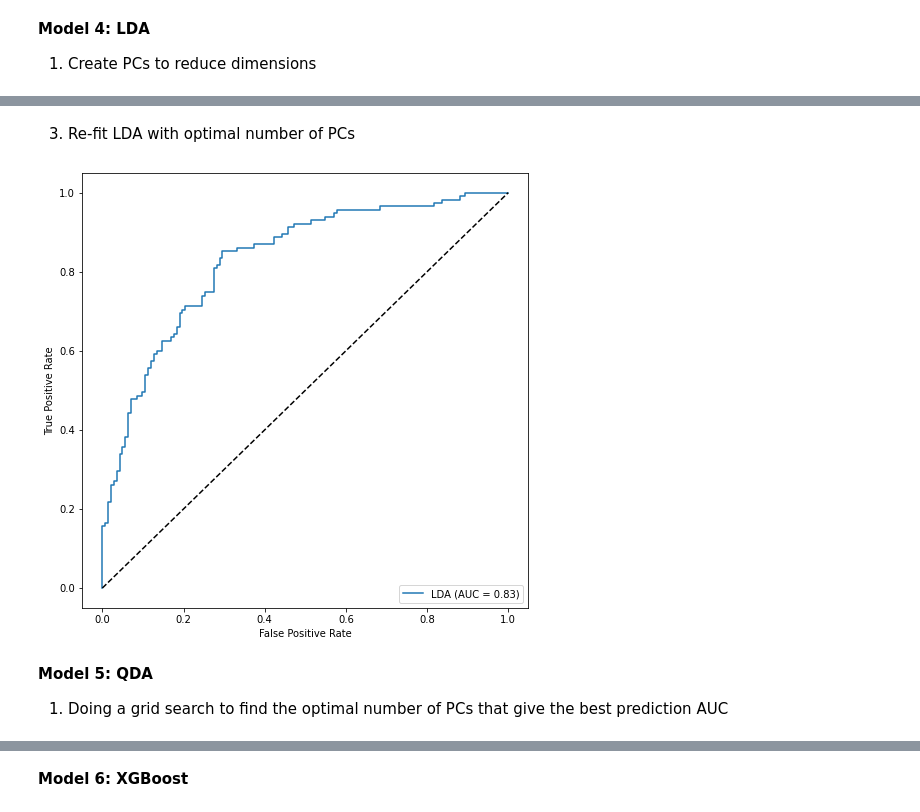
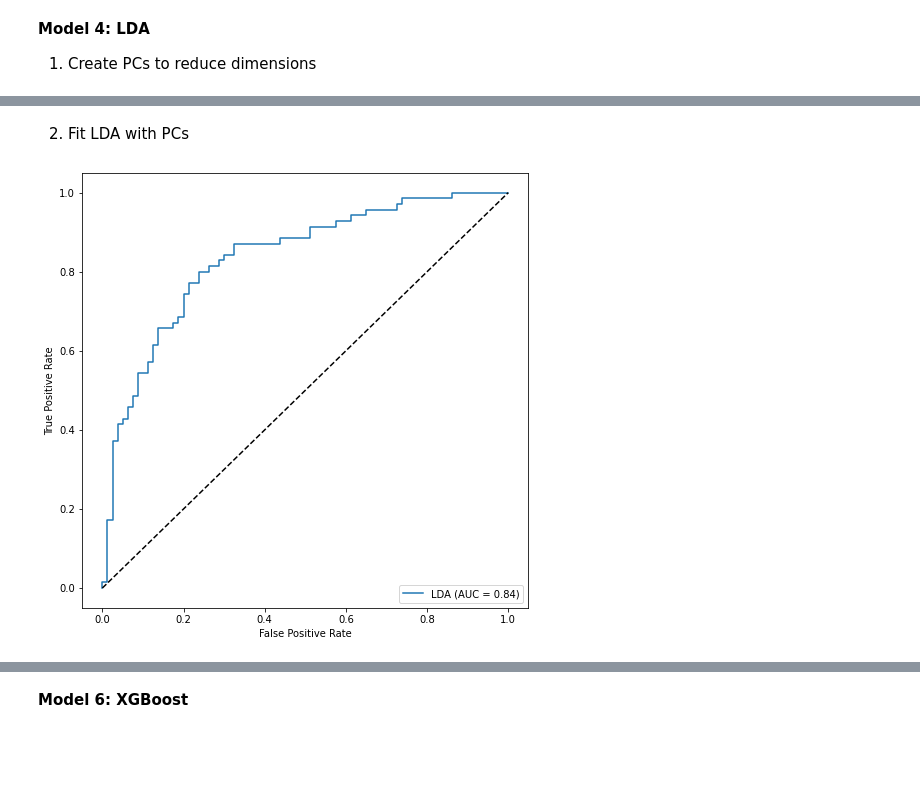
Before and after one commit to boyercb/bst263-final-project, a Jupyter notebook: BST_263_Final_Project.ipynb, the cells around one changed output, grey strips where cells are left out. Saved outputs shown, nothing was run; the diff lists cells and outputs as text; code cells hidden in the pictures; blank space fills up the shorter version.

```diff
--- a/BST_263_Final_Project.ipynb
+++ b/BST_263_Final_Project.ipynb
@@ -32,7 +34,7 @@ from sklearn.decomposition import PCA
 # currently the coding is
 # run cleaning code
 # url = 'https://raw.githubusercontent.com/boyercb/bst263-final-project/master/mydata_unique.csv'
-url = 'https://raw.githubusercontent.com/boyercb/bst263-final-project/master/'
+url = 'https://raw.githubusercontent.com/boyercb/bst263-final-project/master/data/'
 mydata = pd.read_csv(url + "mydata_all.csv")
 
 X_train = pd.read_csv(url + "X_train.csv")
@@ -278,0 +281,10 @@ Fitting 10 folds for each of 330 candidates, totalling 3300 fits
+# %%
+etrees = ExtraTreesClassifier(
+    n_estimators=50,
+    min_samples_split=10,
+    min_samples_leaf=3,
+    max_features='sqrt',
+    max_depth=10,
+    bootstrap=True
+)
+etrees.fit(X_std, y_train)
@@ -333,23 +322,20 @@ LDA best AUC: 0.8023214285714286
-# %% [markdown]
-3. Re-fit LDA with optimal number of PCs
+# %% [markdown]
+2. Fit LDA with PCs
 # %%
 # model: LDA
-lda_pca = PCA(153, random_state=0).fit(X_std)
+lda_pca = PCA(224, random_state=0).fit(X_std)
+##lda_pca = PCA(153, random_state=0).fit(X_std)
 X_std_lda = lda_pca.transform(X_std)
 X_test_std_lda = lda_pca.transform(X_test_std)
 
 LDA = LinearDiscriminantAnalysis()
 LDA = LDA.fit(X_std_lda, y_train)
 
 fig = plt.figure(figsize=(8,8))
 ax = fig.add_subplot(1, 1, 1)
 roc_output = metrics.plot_roc_curve(LDA, X_test_std_lda, y_test, ax=ax, name="LDA")
 
 ax.plot([0, 1], [0, 1], 'k--')
 plt.show()
 # %% [output]
-[figure, old version]
+[figure, new version]
-# %% [markdown]
-**Model 5: QDA**
-
-1. Doing a grid search to find the optimal number of PCs that give the best prediction AUC
```
Also changed, not shown: parts of 50 cells of this notebook.
